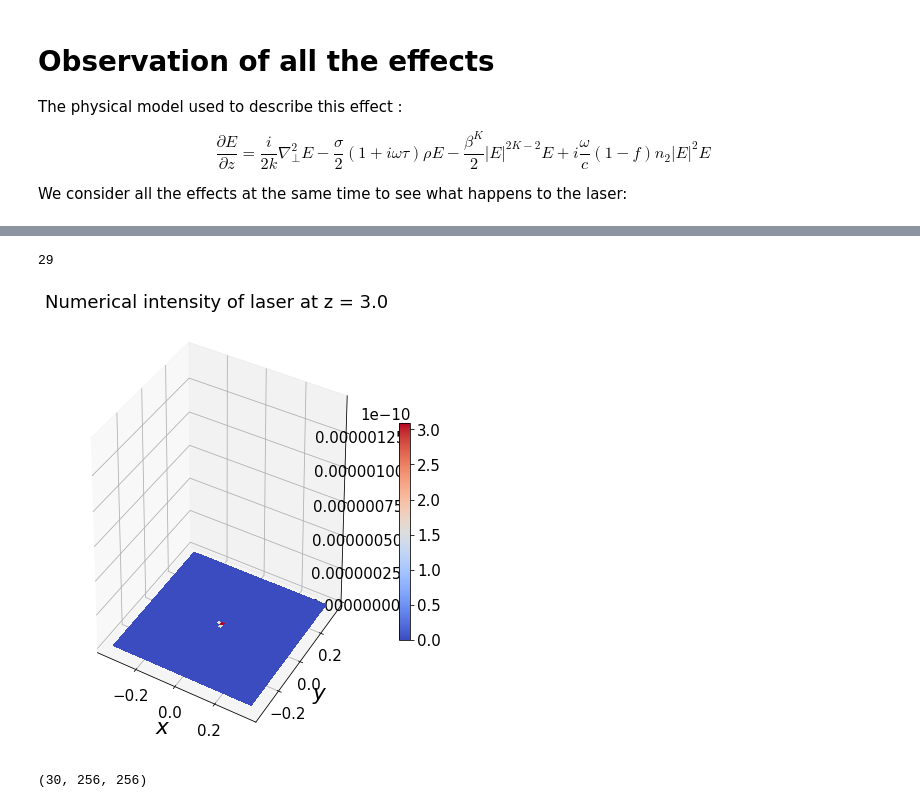
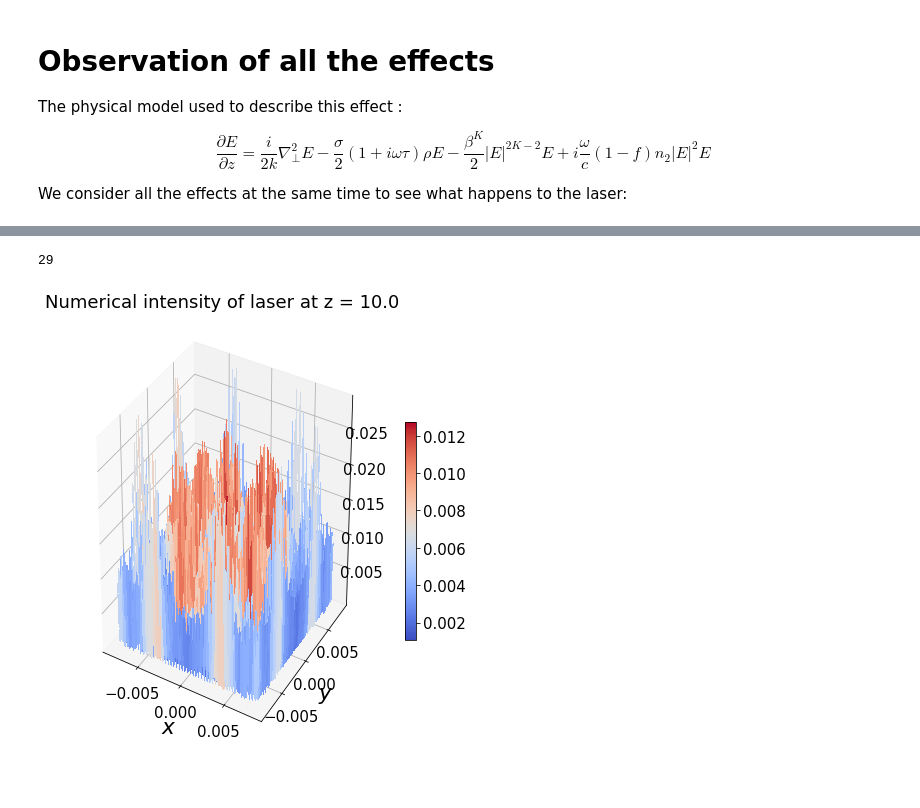
Before and after one commit to kimhong-chao/Project-PHY571, a Jupyter notebook: analysis/analyze_total.ipynb, the cells around one changed output, grey strips where cells are left out. Drawn from its saved outputs; the diff is of its cells as text; code cells hidden in the pictures.

```diff
--- a/analysis/analyze_total.ipynb
+++ b/analysis/analyze_total.ipynb
@@ -135,36 +129,32 @@ mpl.rcParams['lines.markersize'] = 10.0
 
 r, d = np.linspace(-L, L, 2*N, retstep=True)
 x, y = np.meshgrid(r,r)
 
 #3D comparison between numerical and analytical solution at arbitary z
 axes = []
 surfs = []
 fig = plt.figure(figsize=plt.figaspect(0.5))
 
 num_pic = inten_num.shape[0]
 #print(num_pic)
-z = 3.0
+z = 10.0
 pic = int((num_pic-1)*(z/Lz))
 print(pic)
 
 ax = fig.add_subplot(121,projection='3d')
 title = 'Numerical intensity of laser at z = ' + str(z)
 ax.title.set_text(title)
 #ax.set_zlim(0, 0.8)
 #ax.set_xlim(-0.002, 0.002)
 #ax.set_ylim(-0.002, 0.002)
 ax.set_xlabel('$x$')
 ax.set_ylabel('$y$')
 axes.append(ax)
 surf = ax.plot_surface(x,y,inten_num[pic],cmap=cm.coolwarm, linewidth=0, antialiased=False)
 
 fig.colorbar(surf, ax=axes,shrink=0.5, aspect=20)
 
 plt.show()
 # %% [output]
 29
-[figure, old version]
+[figure, new version]
-# %%
-print(inten_num.shape)
-# %% [output]
-(30, 256, 256)
```
Also changed, not shown: parts of 8 cells of this notebook, 1 other file.
